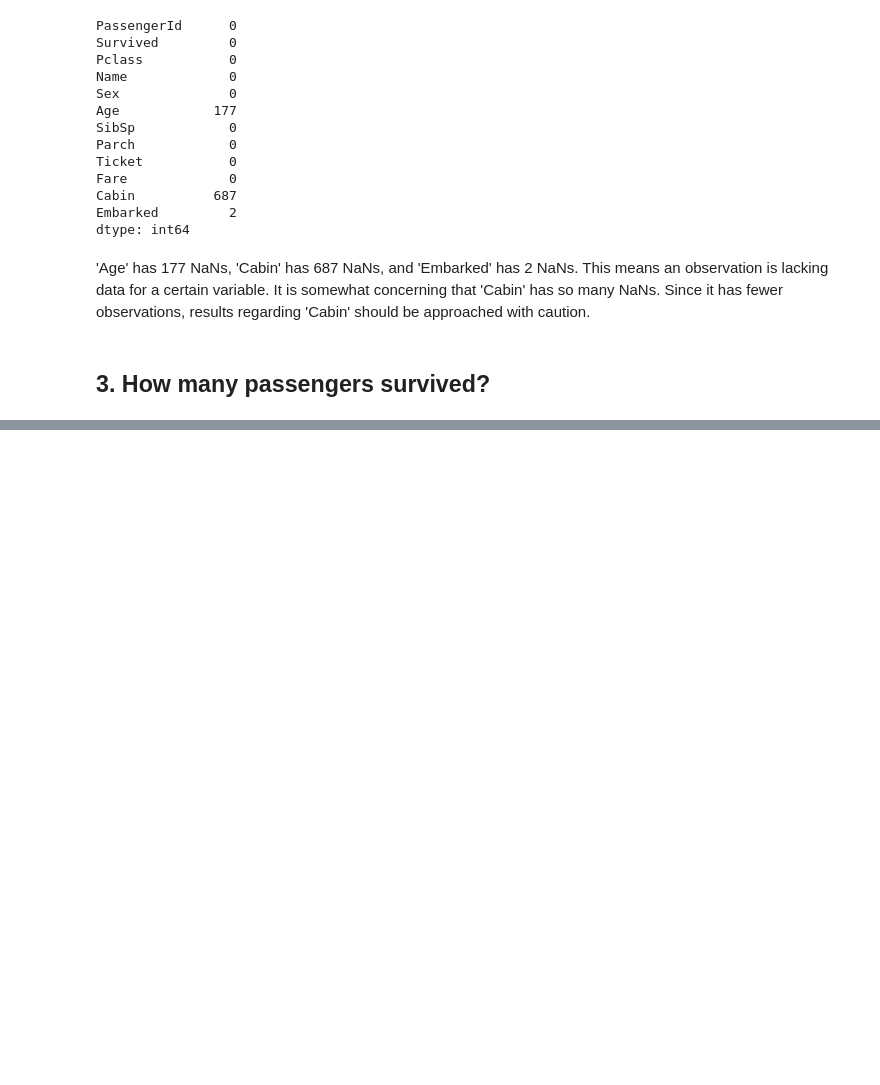
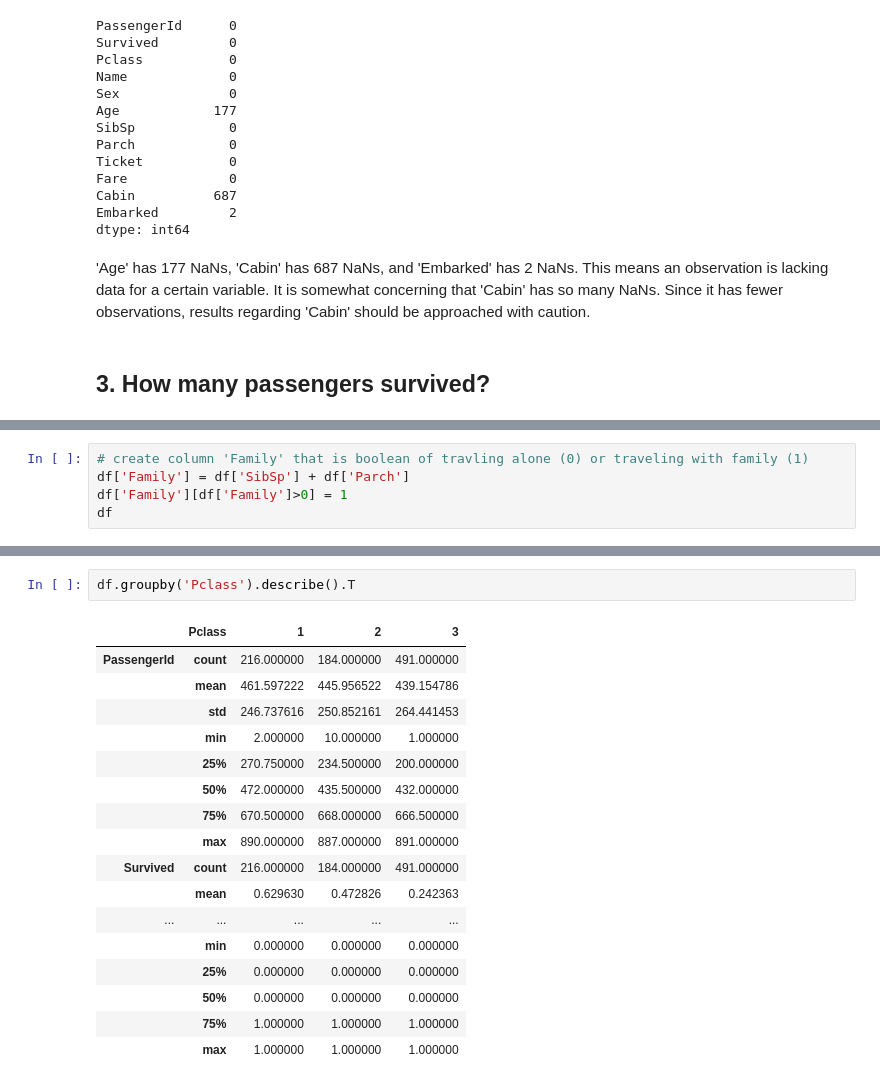
Before and after one commit to joseephwong/Data201_Joseph_Wong, a Jupyter notebook: Day2/HW2-Titanic.ipynb, the cells around one changed output, grey strips where cells are left out. Cells and saved outputs as stored; diff of their text form; blank space fills up the shorter version.

```diff
--- a/Day2/HW2-Titanic.ipynb
+++ b/Day2/HW2-Titanic.ipynb
@@ -104,0 +130,5 @@ dtype: int64
+# %%
+# create column 'Family' that is boolean of travling alone (0) or traveling with family (1)
+df['Family'] = df['SibSp'] + df['Parch']
+df['Family'][df['Family']>0] = 1
+df
@@ -104,0 +214,20 @@ dtype: int64
+# %%
+df.groupby('Pclass').describe().T
+# %% [output]
+|  | Pclass | 1 | 2 | 3 |
+| PassengerId | count | 216.000000 | 184.000000 | 491.000000 |
+|  | mean | 461.597222 | 445.956522 | 439.154786 |
+|  | std | 246.737616 | 250.852161 | 264.441453 |
+|  | min | 2.000000 | 10.000000 | 1.000000 |
+|  | 25% | 270.750000 | 234.500000 | 200.000000 |
+|  | 50% | 472.000000 | 435.500000 | 432.000000 |
+|  | 75% | 670.500000 | 668.000000 | 666.500000 |
+|  | max | 890.000000 | 887.000000 | 891.000000 |
+| Survived | count | 216.000000 | 184.000000 | 491.000000 |
+|  | mean | 0.629630 | 0.472826 | 0.242363 |
+| ... | ... | ... | ... | ... |
+|  | min | 0.000000 | 0.000000 | 0.000000 |
+|  | 25% | 0.000000 | 0.000000 | 0.000000 |
+|  | 50% | 0.000000 | 0.000000 | 0.000000 |
+|  | 75% | 1.000000 | 1.000000 | 1.000000 |
+|  | max | 1.000000 | 1.000000 | 1.000000 |
```
Also changed, not shown: parts of 19 cells of this notebook.
